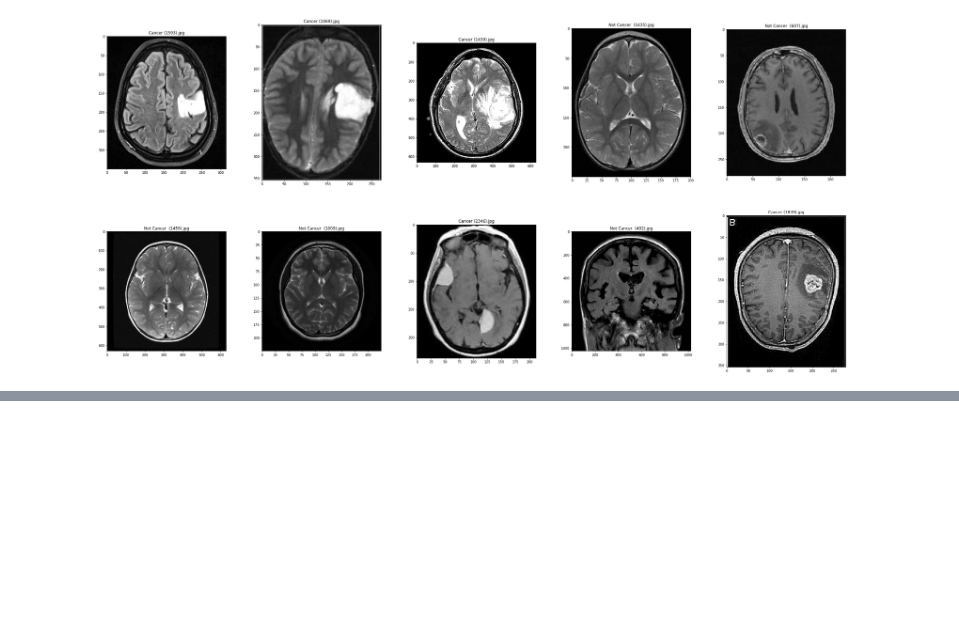
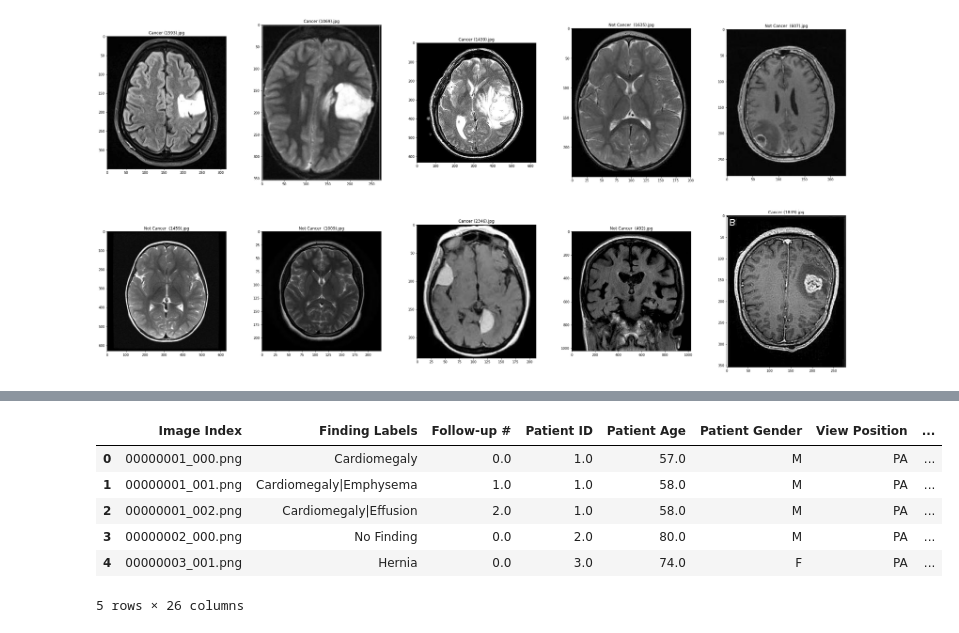
Before and after one commit to YYYasin19/pytorch-path, a Jupyter notebook: 02-Medical_Imaging/Analysis.ipynb, the cells around one changed output, grey strips where cells are left out. Cells and saved outputs as stored; diff of their text form; code cells hidden in the pictures; blank space fills up the shorter version.

```diff
--- a/02-Medical_Imaging/Analysis.ipynb
+++ b/02-Medical_Imaging/Analysis.ipynb
@@ -57,0 +70,24 @@ class TumorImageDataset(Dataset):
+# %%
+labels = set()
+for l in annotations['Finding Labels'].unique():
+    labels.update(l.split("|"))
+labels = list(labels)
+
+# now create seperate columns for each of these labels
+annot_df = pd.concat([annotations, pd.DataFrame(columns=labels)])
+
+# set 1 where the Finding contains the corresponding label, otherwise 0
+for label in labels:
+    annot_df.loc[annot_df['Finding Labels'].str.contains(label), label] = 1
+    pass
+annot_df.loc[:, labels] = annot_df.loc[:, labels].fillna(0)
+
+annot_df.head()
+# %% [output]
+|  | Image Index | Finding Labels | Follow-up # | Patient ID | Patient Age | Patient Gender | View Position | ... |
+| 0 | 00000001_000.png | Cardiomegaly | 0.0 | 1.0 | 57.0 | M | PA | ... |
+| 1 | 00000001_001.png | Cardiomegaly|Emphysema | 1.0 | 1.0 | 58.0 | M | PA | ... |
+| 2 | 00000001_002.png | Cardiomegaly|Effusion | 2.0 | 1.0 | 58.0 | M | PA | ... |
+| 3 | 00000002_000.png | No Finding | 0.0 | 2.0 | 80.0 | M | PA | ... |
+| 4 | 00000003_001.png | Hernia | 0.0 | 3.0 | 74.0 | F | PA | ... |
+5 rows × 26 columns
```
Also changed, not shown: parts of 10 cells of this notebook.
